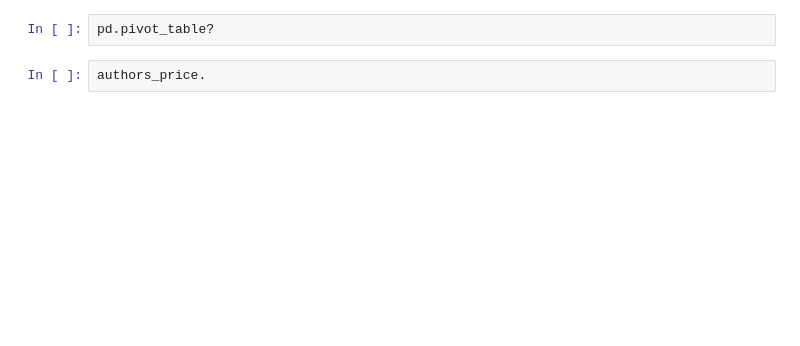
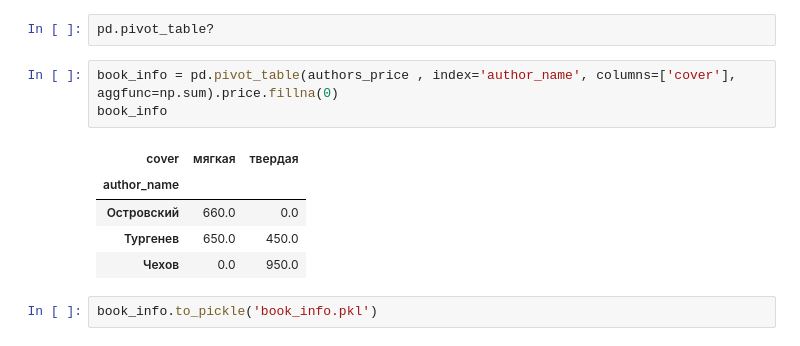
Before and after one commit to vinalyan/pytonDS, a Jupyter notebook: pythonDS_ls1.ipynb, the cells around one changed output. Saved outputs shown, nothing was run; the diff lists cells and outputs as text; blank space fills up the shorter version.

```diff
--- a/pythonDS_ls1.ipynb
+++ b/pythonDS_ls1.ipynb
@@ -180,4 +192,13 @@ authors.loc[authors['author_id'] == idx, 'author_name'].values[0]
 # %%
 pd.pivot_table?
-# %%
-authors_price.
+# %%
+book_info = pd.pivot_table(authors_price , index='author_name', columns=['cover'], aggfunc=np.sum).price.fillna(0)
+book_info
+# %% [output]
+| cover | мягкая | твердая |
+| author_name |  |  |
+| Островский | 660.0 | 0.0 |
+| Тургенев | 650.0 | 450.0 |
+| Чехов | 0.0 | 950.0 |
+# %%
+book_info.to_pickle('book_info.pkl')
```
Also changed, not shown: parts of 3 cells of this notebook.
